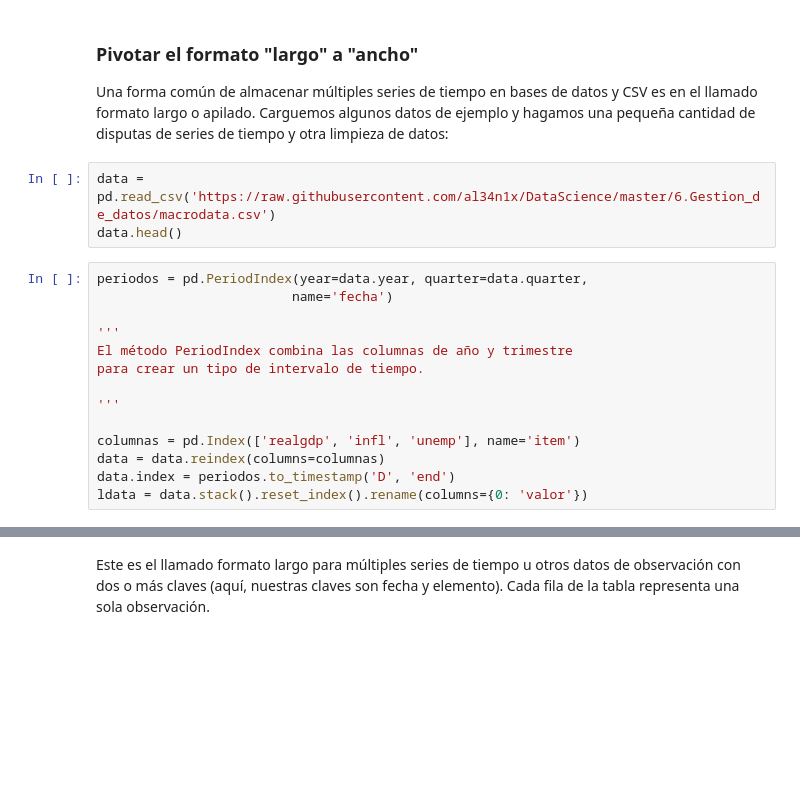
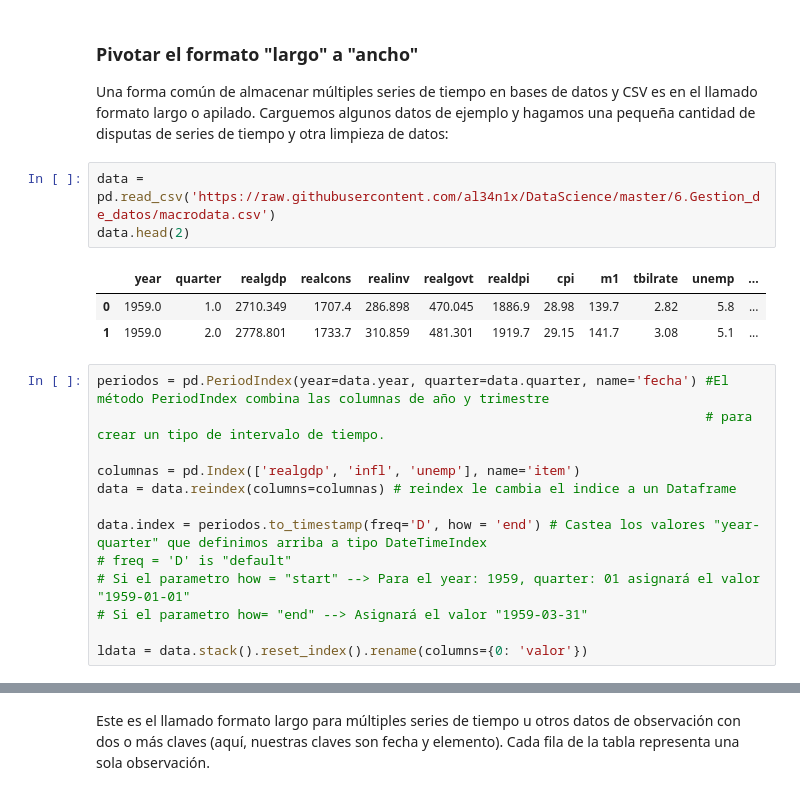
Before and after one commit to ri1965/DataScience, a Jupyter notebook: 6.Gestion_de_datos/Gestion_de_datos.ipynb, the cells around one changed output, grey strips where cells are left out. Saved outputs shown, nothing was run; the diff lists cells and outputs as text; blank space fills up the shorter version.

```diff
--- a/6.Gestion_de_datos/Gestion_de_datos.ipynb
+++ b/6.Gestion_de_datos/Gestion_de_datos.ipynb
@@ -295,20 +617,23 @@ df.unstack('Estado').stack('Lado')
 Una forma común de almacenar múltiples series de tiempo en bases de datos y CSV es en el llamado formato largo o apilado. Carguemos algunos datos de ejemplo y hagamos una pequeña cantidad de disputas de series de tiempo y otra limpieza de datos:
 # %%
 data = pd.read_csv('https://raw.githubusercontent.com/al34n1x/DataScience/master/6.Gestion_de_datos/macrodata.csv')
-data.head()
+data.head(2)
+# %% [output]
+|  | year | quarter | realgdp | realcons | realinv | realgovt | realdpi | cpi | m1 | tbilrate | unemp | ... |
+| 0 | 1959.0 | 1.0 | 2710.349 | 1707.4 | 286.898 | 470.045 | 1886.9 | 28.98 | 139.7 | 2.82 | 5.8 | ... |
+| 1 | 1959.0 | 2.0 | 2778.801 | 1733.7 | 310.859 | 481.301 | 1919.7 | 29.15 | 141.7 | 3.08 | 5.1 | ... |
 # %%
-periodos = pd.PeriodIndex(year=data.year, quarter=data.quarter,
-                         name='fecha')
-
-'''
-El método PeriodIndex combina las columnas de año y trimestre
-para crear un tipo de intervalo de tiempo.
-
-'''
+periodos = pd.PeriodIndex(year=data.year, quarter=data.quarter, name='fecha') #El método PeriodIndex combina las columnas de año y trimestre
+                                                                              # para crear un tipo de intervalo de tiempo.
 
 columnas = pd.Index(['realgdp', 'infl', 'unemp'], name='item')
-data = data.reindex(columns=columnas)
-data.index = periodos.to_timestamp('D', 'end')
+data = data.reindex(columns=columnas) # reindex le cambia el indice a un Dataframe
+
+data.index = periodos.to_timestamp(freq='D', how = 'end') # Castea los valores "year-quarter" que definimos arriba a tipo DateTimeIndex
+# freq = 'D' is "default"
+# Si el parametro how = "start" --> Para el year: 1959, quarter: 01 asignará el valor "1959-01-01"
+# Si el parametro how= "end" --> Asignará el valor "1959-03-31"
+
 ldata = data.stack().reset_index().rename(columns={0: 'valor'})
 # %%
 ldata[:10]
```
Also changed, not shown: parts of 75 cells of this notebook.
